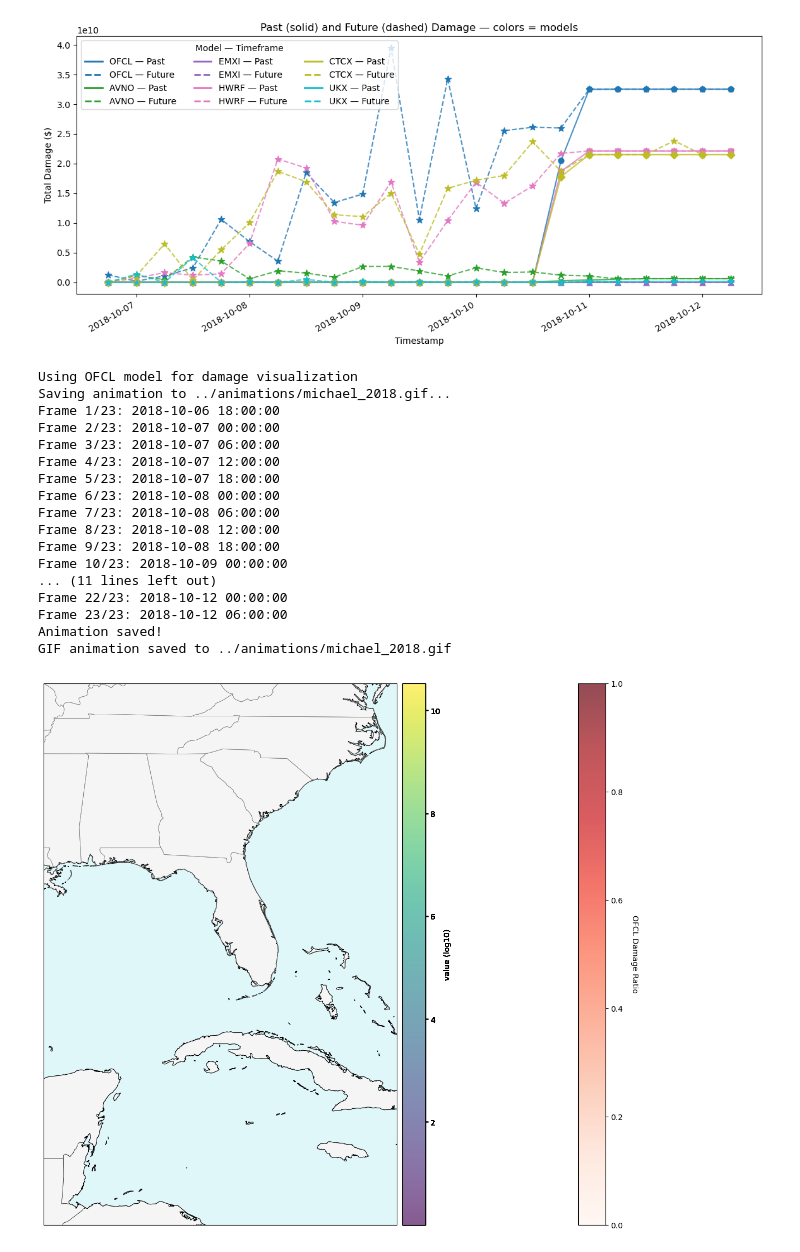
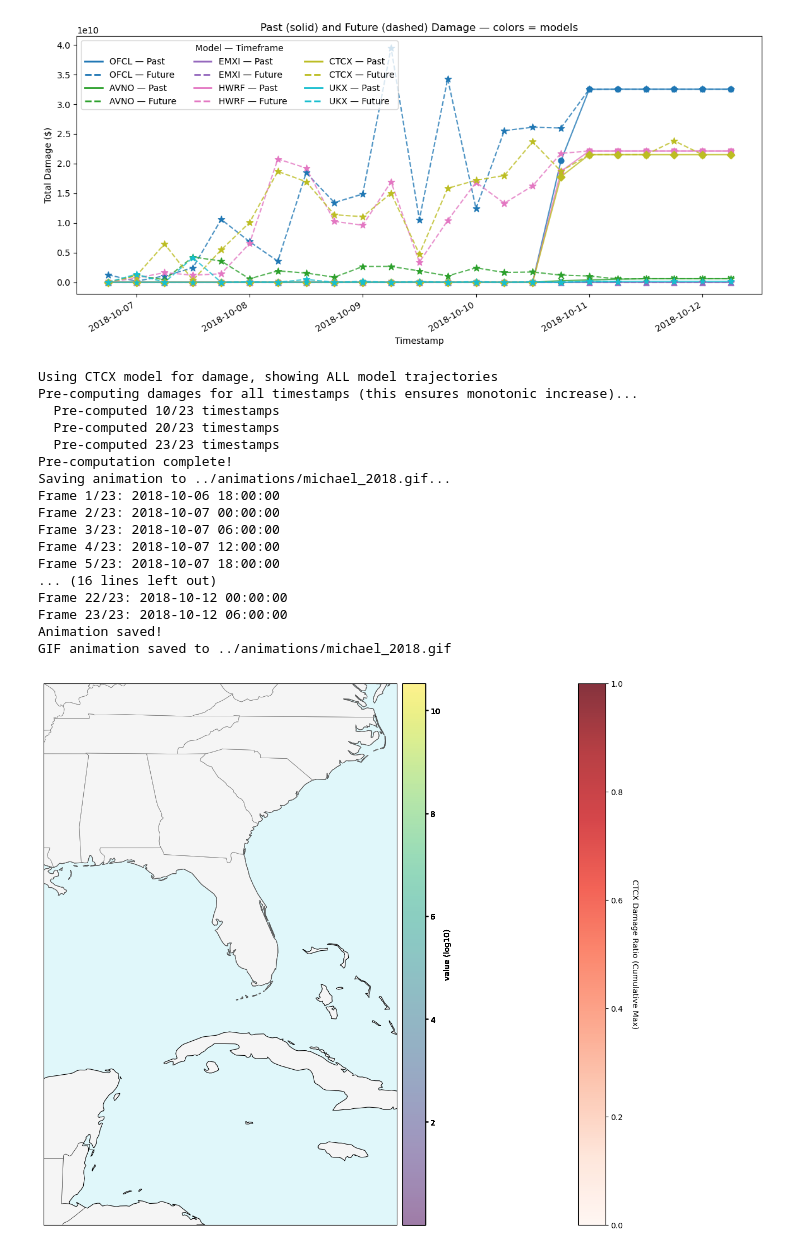
Before and after one commit to christianwirths/NatCat, a Jupyter notebook: notebooks/nb3_realworld_assets.ipynb, the cells around one changed output. Cells and saved outputs as stored; diff of their text form; code cells hidden in the pictures.

```diff
--- a/notebooks/nb3_realworld_assets.ipynb
+++ b/notebooks/nb3_realworld_assets.ipynb
@@ -641,44 +631,46 @@ def animate_storm_damage(df_forecast, portfolio,past_damages,history_avail, time
     return anim
 # %%
 # Create GIF animation for Hurricane Michael (2018)
-# Note: This will take some time to process all frames
-
 import os
 
-# Create output directory if it doesn't exist
 os.makedirs('../animations', exist_ok=True)
 
+# Load portfolio if not already loaded
+try:
+    portfolio_SE_USA
+except NameError:
+    portfolio_SE_USA = get_country_exposure_via_api("USA", [24.5, 35.0, -87.6, -80.0])
 
-#portfolio_SE_USA = get_country_exposure_via_api("USA", [24.5,31.0, -87.6, -80.0])
 # Create and save animation as GIF
+# Set show_all_trajectories=True to see all model forecasts, False for only damage_model
 anim = animate_storm_damage(
     df_forcast,
     portfolio_SE_USA,
-    past_damages,
-    history_avail,
-    timestamps=None,  # Use all timestamps
+    timestamps=None,
     save_path='../animations/michael_2018.gif',
     fps=2,
-    figsize=(14, 10)
+    figsize=(14, 10),
+    damage_model='CTCX',
+    show_all_trajectories=True  # Change to True to see all model trajectories
 )
 
 print("GIF animation saved to ../animations/michael_2018.gif")
 # %% [output]
-Using OFCL model for damage visualization
+Using CTCX model for damage, showing ALL model trajectories
+Pre-computing damages for all timestamps (this ensures monotonic increase)...
+  Pre-computed 10/23 timestamps
+  Pre-computed 20/23 timestamps
+  Pre-computed 23/23 timestamps
+Pre-computation complete!
 Saving animation to ../animations/michael_2018.gif...
 Frame 1/23: 2018-10-06 18:00:00
 Frame 2/23: 2018-10-07 00:00:00
 Frame 3/23: 2018-10-07 06:00:00
 Frame 4/23: 2018-10-07 12:00:00
 Frame 5/23: 2018-10-07 18:00:00
-Frame 6/23: 2018-10-08 00:00:00
-Frame 7/23: 2018-10-08 06:00:00
-Frame 8/23: 2018-10-08 12:00:00
-Frame 9/23: 2018-10-08 18:00:00
-Frame 10/23: 2018-10-09 00:00:00
-... (11 lines left out)
+... (16 lines left out)
 Frame 22/23: 2018-10-12 00:00:00
 Frame 23/23: 2018-10-12 06:00:00
 Animation saved!
 GIF animation saved to ../animations/michael_2018.gif
-[figure, old version]
+[figure, new version]
```
Also changed, not shown: parts of 3 cells of this notebook, 3 other files.
